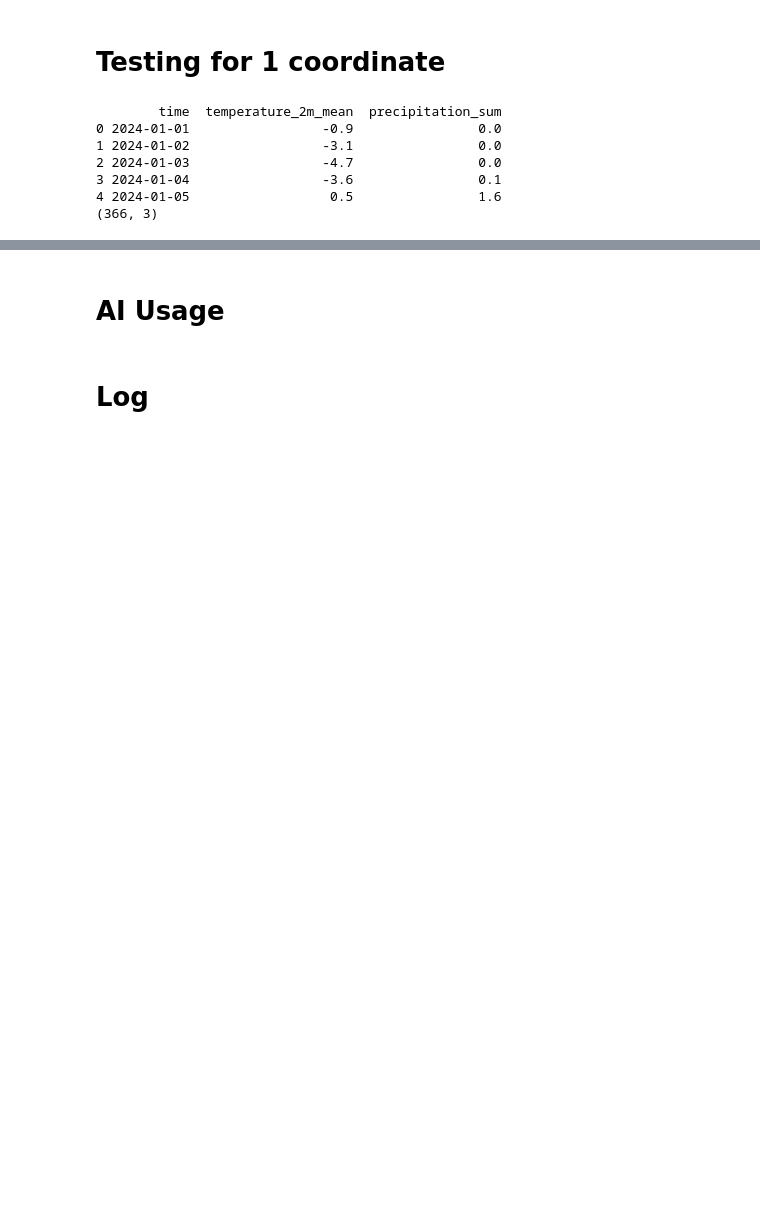
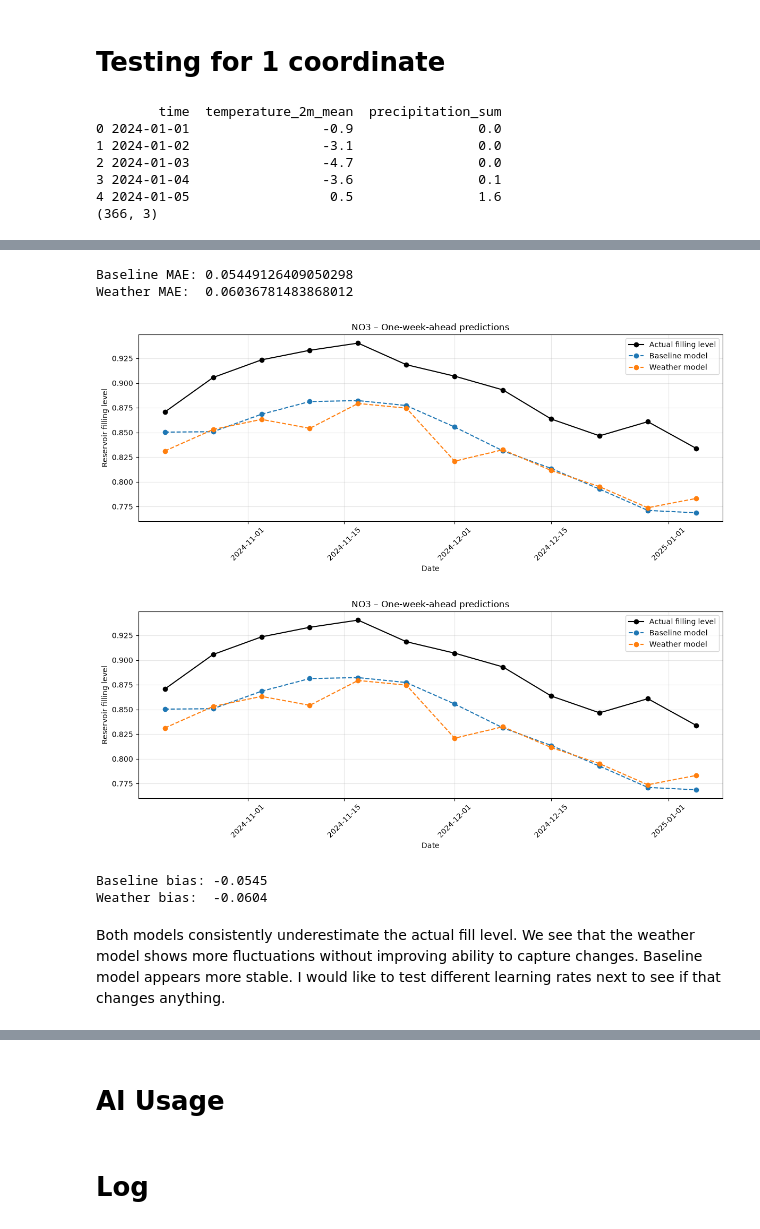
Before and after one commit to magloev/magloevIND320, a Jupyter notebook: notebooks/Task4.ipynb, the cells around one changed output, grey strips where cells are left out. Cells and saved outputs as stored; diff of their text form; code cells hidden in the pictures; blank space fills up the shorter version.

```diff
--- a/notebooks/Task4.ipynb
+++ b/notebooks/Task4.ipynb
@@ -333,6 +349,7 @@ def recursive_forecast(model, history, lags, horizon=12):
 # Test on historical data first
 # %%
 horizon = 12
+lags = [1, 2, 4, 52]
 
 # Actual filling levels available before the test period
 history = train["fill_level"].tolist()
@@ -340,6 +357,7 @@ history = train["fill_level"].tolist()
 forecast = recursive_forecast(
     model,
     history,
+    lags,
     horizon=horizon
 )
 
@@ -399,6 +417,7 @@ fig.show()
 # Chronological backtesting
 # %%
 horizon = 12
+lags = [1, 2, 4, 52]
 
 river_errors = []
 baseline_errors = []
@@ -413,6 +432,7 @@ for start in range(test_start, len(df_model) - horizon + 1, horizon):
     river_forecast = recursive_forecast(
         model,
         history,
+        lags,
         horizon=horizon
     )
 
@@ -601,7 +621,7 @@ NO 3_2024-01-01_2024-12-31_average.csv 0.45 MB
 My next goal is to introduce open-meteo data, staarting with weekly precipitation and temperature. These factors should increase the accuracy of the model.
 I will do this by first using only 100 locations instead of 1000, and fetch daily, not hourly observations from open-meteo. This should make the downloading quicker, and we could of course expand the locations later again if that is feasible.
 # %%
-coordinates_path = Path("data/weather/zone_coordinates.json")
+coordinates_path = PROJECT_ROOT / "data" / "weather" / "zone_coordinates.json"
 
 with open(coordinates_path, "r", encoding="utf-8") as f:
     zone_coordinates = json.load(f)
@@ -652,0 +1097,12 @@ print(df_weather_test.shape)
+# %%
+model_baseline = train_river(
+    train_data,
+    baseline_features,
+    learning_rate=0.01
+)
+
+model_weather = train_river(
+    train_data,
+    weather_features,
+    learning_rate=0.01
+)
@@ -652,0 +1151,61 @@ print(df_weather_test.shape)
+# %%
+mae_baseline = (
+    df_results["actual"] - df_results["baseline"]
+).abs().mean()
+
+mae_weather = (
+    df_results["actual"] - df_results["weather"]
+).abs().mean()
+
+print(f"Baseline MAE: {mae_baseline}")
+print(f"Weather MAE:  {mae_weather}")
+# %% [output]
+Baseline MAE: 0.05449126409050298
+Weather MAE:  0.06036781483868012
+# %%
+import matplotlib.pyplot as plt
+
+plt.figure(figsize=(12, 5))
+
+plt.plot(
+    df_results["date"], df_results["actual"],
+    label="Actual filling level", color="black", marker="o"
+)
+
+plt.plot(
+    df_results["date"], df_results["baseline"],
+    label="Baseline model", linestyle="--", marker="o"
+)
+
+plt.plot(
+    df_results["date"], df_results["weather"],
+    label="Weather model", linestyle="--", marker="o"
+)
+
+plt.title("NO3 – One-week-ahead predictions")
+plt.xlabel("Date")
+plt.ylabel("Reservoir filling level")
+plt.legend()
+plt.grid(alpha=0.3)
+plt.xticks(rotation=45)
+plt.tight_layout()
+plt.show()
+# %% [output]
+[figure, added]
+[figure, added]
+# %%
+bias_baseline = (
+    df_results["baseline"] - df_results["actual"]
+).mean()
+
+bias_weather = (
+    df_results["weather"] - df_results["actual"]
+).mean()
+
+print(f"Baseline bias: {bias_baseline:.4f}")
+print(f"Weather bias:  {bias_weather:.4f}")
+# %% [output]
+Baseline bias: -0.0545
+Weather bias:  -0.0604
+# %% [markdown]
+Both models consistently underestimate the actual fill level. We see that the weather model shows more fluctuations without improving ability to capture changes. Baseline model appears more stable. I would like to test different learning rates next to see if that changes anything.
```
Also changed, not shown: parts of 57 cells of this notebook, 4 other files.
